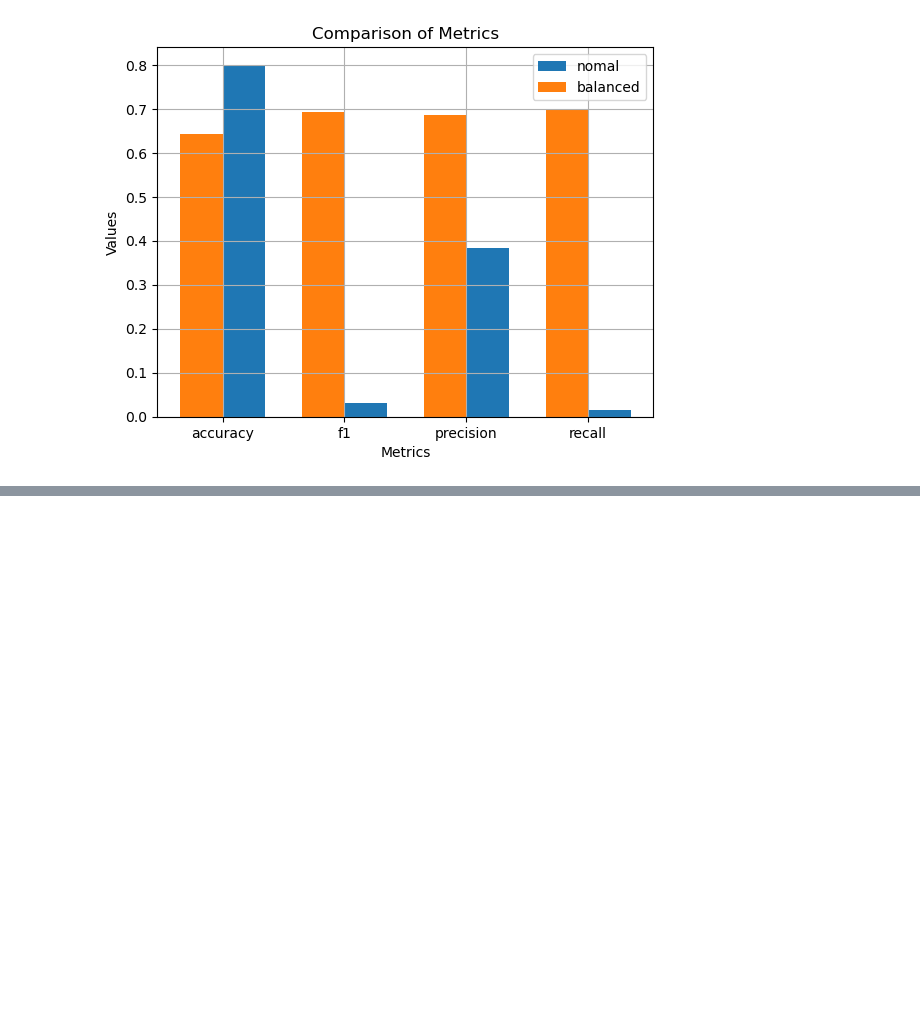
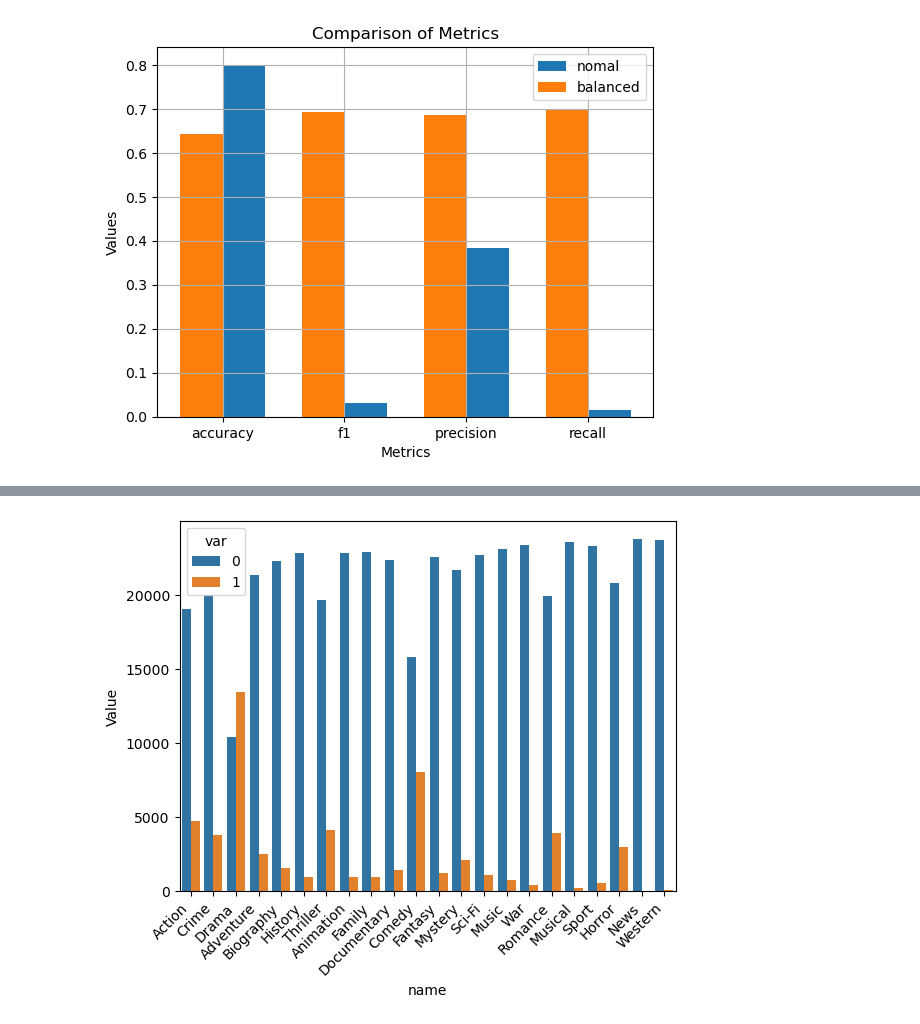
Before and after one commit to sambt22022517/BTL-Machine-Learning, a Jupyter notebook: manh/analysis4.ipynb, the cells around one changed output, grey strips where cells are left out. Cells and saved outputs as stored; diff of their text form; code cells hidden in the pictures; blank space fills up the shorter version.

```diff
--- a/manh/analysis4.ipynb
+++ b/manh/analysis4.ipynb
@@ -297,7 +297,3 @@ myplot(performent_LR, performent_BL, 3)
 [figure]
 [figure]
 [figure]
-# %%
-i = Genre[22]
-print(i)
-my_confusion_matrix(test[i], y_hat[i])
@@ -708,0 +564,5 @@ performent
+# %%
+df_count = pd.DataFrame(columns=['0','1','name'])
+for i in Genre:
+    a = Counter(df[i])
+    df_count = df_count.append({'0':a[0],'1':a[1],'name':i}, ignore_index=True)
@@ -708,0 +587,7 @@ performent
+# %%
+df_long = pd.melt(df_count ,id_vars='name', var_name= 'var', value_name='Value')
+sns.barplot(data = df_long, x='name', y='Value', hue= 'var')
+plt.xticks(rotation=45, ha='right')
+plt.show()
+# %% [output]
+[figure, added]
```
Also changed, not shown: parts of 16 cells of this notebook.
